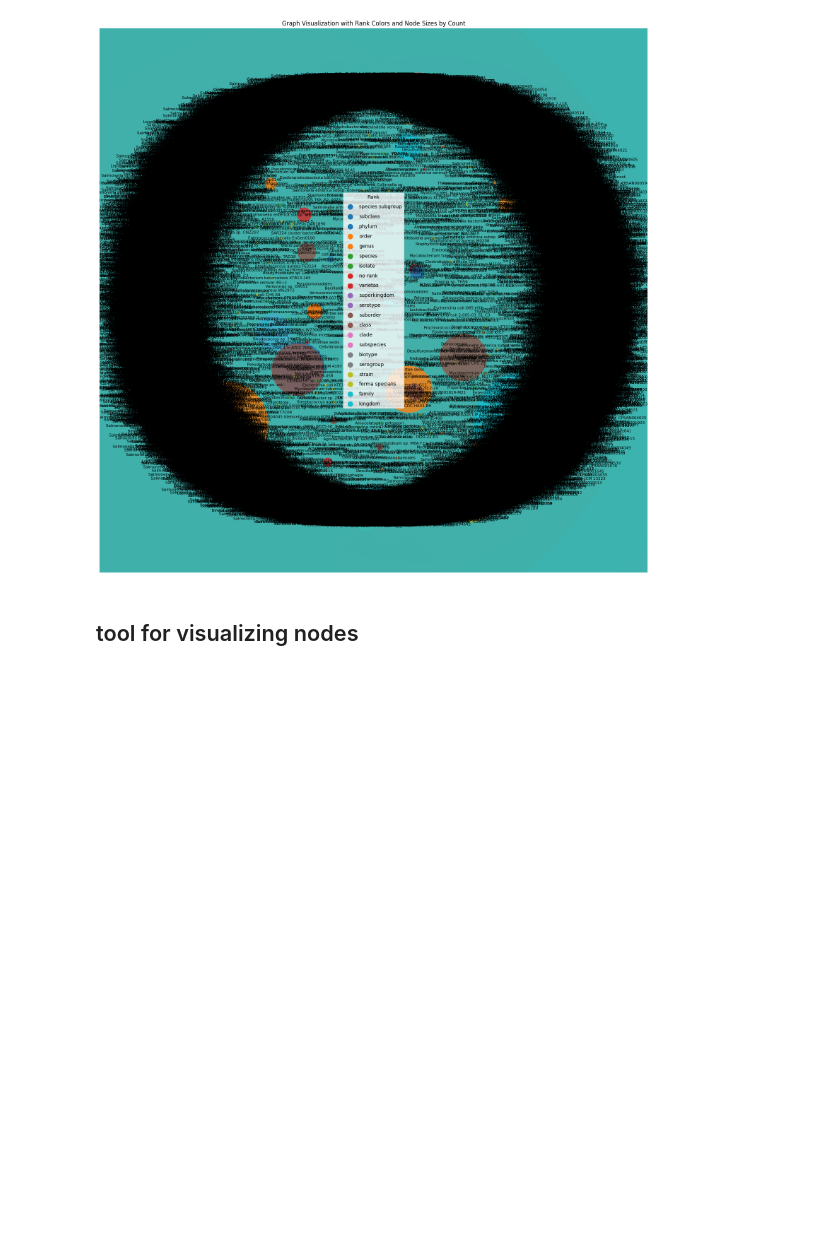
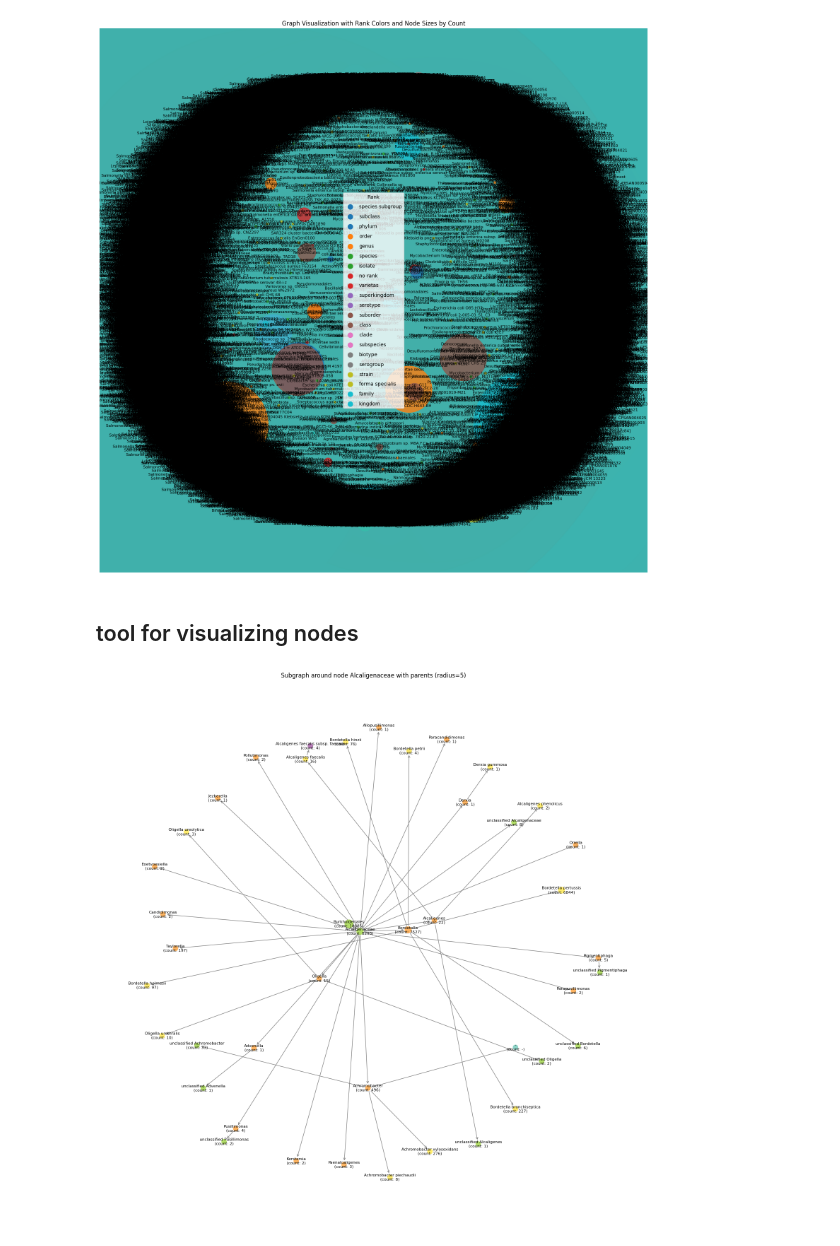
Before and after one commit to dubssieg/wisp, a Jupyter notebook: get_dataset/AllTheBacteria/stat_allthebacteria.ipynb, the cells around one changed output. Saved outputs shown, nothing was run; the diff lists cells and outputs as text; code cells hidden in the pictures; blank space fills up the shorter version.

```diff
--- a/get_dataset/AllTheBacteria/stat_allthebacteria.ipynb
+++ b/get_dataset/AllTheBacteria/stat_allthebacteria.ipynb
@@ -492,0 +450,52 @@ def visualize_node(G, tax_id, radius=1, output="out/graph.html"):
+# %%
+from pyvis.network import Network
+
+def visualize_node(G, tax_id, radius=1, figsize=(10, 10)):
+
+    subgraph_nodes = set(nx.ego_graph(G, tax_id, radius=radius).nodes)
+
+    for node in list(subgraph_nodes):
+        subgraph_nodes.update(G.predecessors(node))
+
+    subgraph = G.subgraph(subgraph_nodes)
+
+    pos = nx.spring_layout(subgraph)
+
+    node_sizes = [100 + subgraph.nodes[n].get('count', 1) / 100 for n in subgraph.nodes()]
+    node_colors = [hash(subgraph.nodes[n].get('rank', '-')) % 10 for n in subgraph.nodes()]
+
+    labels = {
+        n: f"{subgraph.nodes[n].get('name', '-')}\n(count: {subgraph.nodes[n].get('count', '-')})"
+        for n in subgraph.nodes()
+    }
+
+    plt.figure(figsize=figsize)
+    nx.draw_networkx_nodes(
+        subgraph,
+        pos,
+        node_size=node_sizes,
+        node_color=node_colors,
+        cmap=plt.cm.Set3,
+    )
+    nx.draw_networkx_edges(
+        subgraph,
+        pos,
+        arrowstyle="->",
+        arrowsize=10,
+        edge_color="gray",
+    )
+    nx.draw_networkx_labels(
+        subgraph,
+        pos,
+        labels=labels,
+        font_size=8,
+    )
+
+    plt.title(f"Subgraph around node {data[tax_id]['ScientificName']} with parents (radius={radius})")
+    plt.axis("off")
+    plt.show()
+
+# visualize_node(G, 543, 2)
+visualize_node(G, 506, radius=5, figsize=(20, 20))
+# %% [output]
+[figure, added]
```
Also changed, not shown: parts of 1 cell of this notebook.
